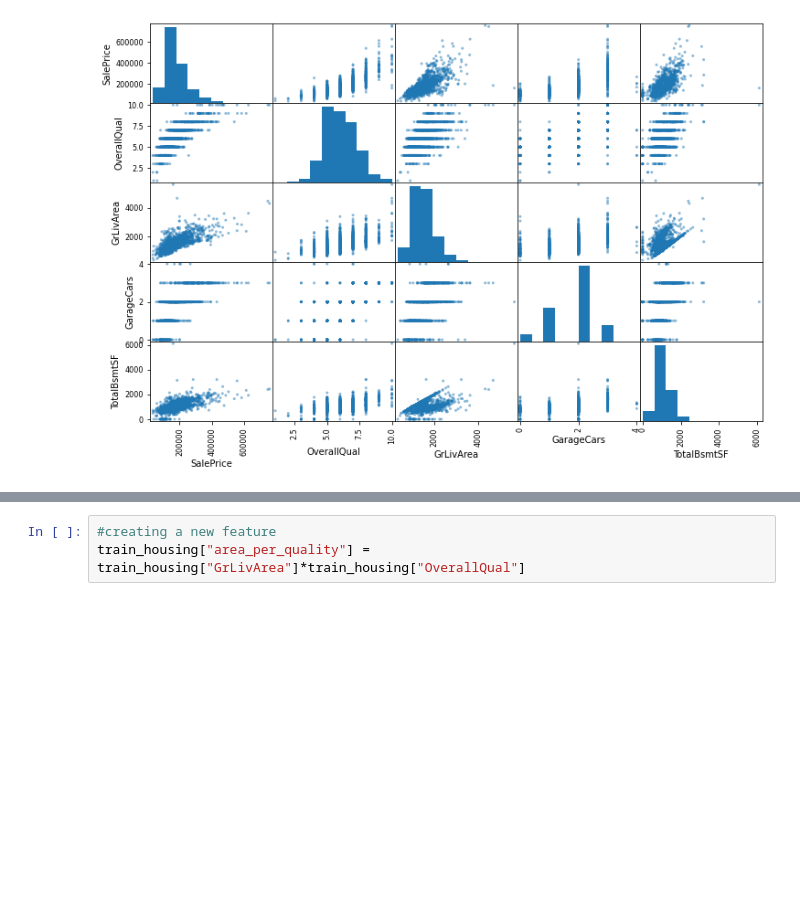
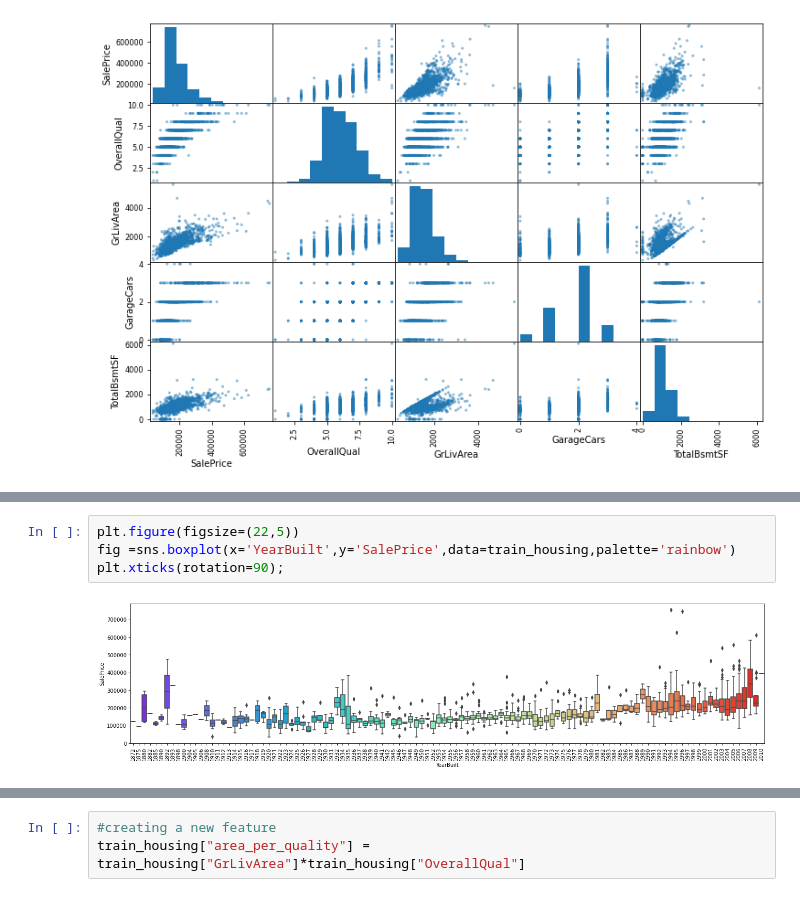
Before and after one commit to MihaiGroza/housing_prices, a Jupyter notebook: Script.ipynb, the cells around one changed output, grey strips where cells are left out. Saved outputs shown, nothing was run; the diff lists cells and outputs as text; blank space fills up the shorter version.

```diff
--- a/Script.ipynb
+++ b/Script.ipynb
@@ -90,0 +101,6 @@ alpha=0.1)
+# %%
+plt.figure(figsize=(22,5))
+fig =sns.boxplot(x='YearBuilt',y='SalePrice',data=train_housing,palette='rainbow')
+plt.xticks(rotation=90);
+# %% [output]
+[figure, added]
```
Also changed, not shown: parts of 5 cells of this notebook.
